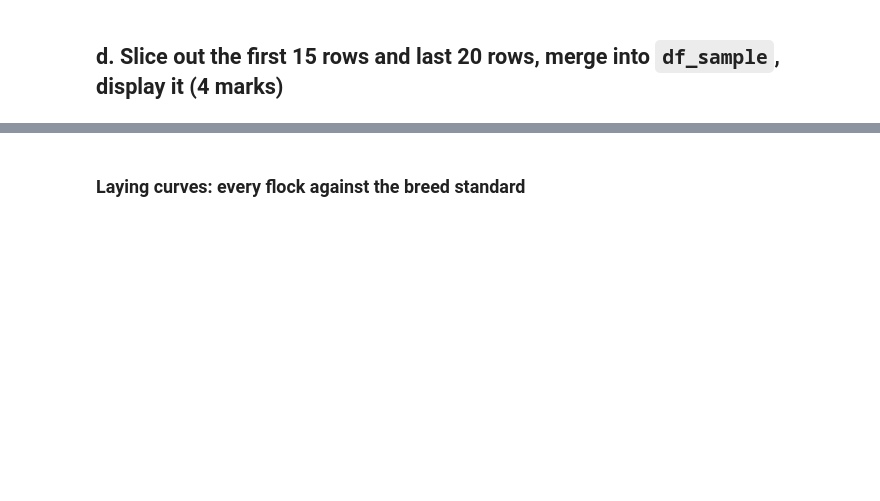
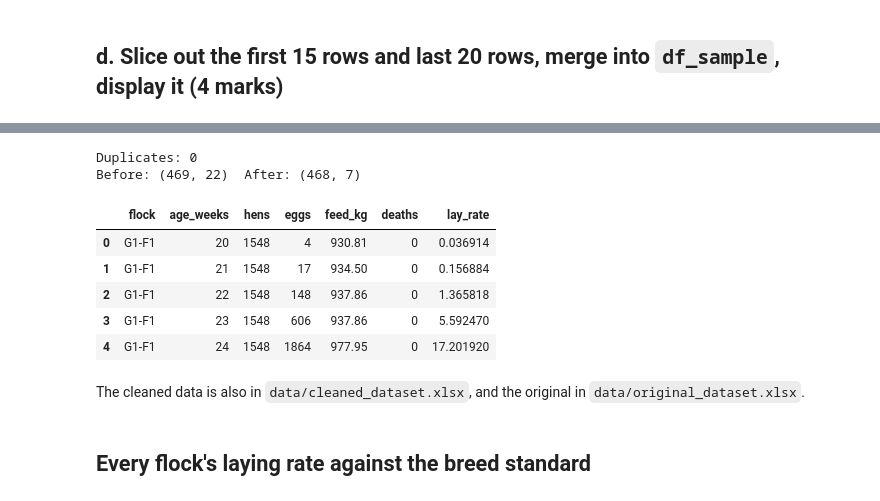
Before and after one commit to alfredmuriu/SemProject_MLEngine, a Jupyter notebook: Lohmann_Exploration.ipynb, the cells around one changed output, grey strips where cells are left out. Saved outputs shown, nothing was run; the diff lists cells and outputs as text; code cells hidden in the pictures; blank space fills up the shorter version.

```diff
--- a/Lohmann_Exploration.ipynb
+++ b/Lohmann_Exploration.ipynb
@@ -195,13 +102,0 @@ df_sample
-# %%
-df = df.dropna(how='all').reset_index(drop=True)
-df['Ideal'] = pd.to_numeric(df['IdealLayingRateDay'], errors='coerce')
-df['flock_id'] = 'G' + df['Generation'].astype(int).astype(str) + '-F' + df['Flock'].astype(int).astype(str)
-
-print("Duplicate rows:", df.duplicated().sum())
-df.groupby('flock_id').agg(
-    year=('Year', 'min'), weeks=('WeekOld', 'size'),
-    first_week=('WeekOld', 'min'), last_week=('WeekOld', 'max'),
-    hens_housed=('HousedHens', 'first'),
-    mean_laying_rate=('LayingRateDay', 'mean'),
-    peak_laying_rate=('LayingRateDay', 'max'),
-).round(1)
@@ -246,5 +133,34 @@ the same way for training and for live use.
+# %%
+before = df.shape
+df = df.dropna(how='all')                                   # 1. the empty row
+print("Duplicates:", df.duplicated().sum())
+
+clean = pd.DataFrame({                                      # 2. what a farmer records
+    'flock': 'G' + df['Generation'].astype(int).astype(str) + '-F' + df['Flock'].astype(int).astype(str),
+    'age_weeks': df['WeekOld'].astype(int),
+    'hens': df['BirdsBalance'].astype(int),
+    'eggs': df['NumberEggsPerWeek'].astype(int),
+    'feed_kg': df['FeedPerWeek'],
+})
+previous_hens = clean.groupby('flock')['hens'].shift(1).fillna(df['HousedHens'])
+clean['deaths'] = (previous_hens - clean['hens']).astype(int)     # 3. deaths
+clean['lay_rate'] = 100 * clean['eggs'] / (7 * clean['hens'])     # 4. laying rate
+
+print("Before:", before, " After:", clean.shape)
+clean.head()
+# %% [output]
+Duplicates: 0
+Before: (469, 22)  After: (468, 7)
+|  | flock | age_weeks | hens | eggs | feed_kg | deaths | lay_rate |
+| 0 | G1-F1 | 20 | 1548 | 4 | 930.81 | 0 | 0.036914 |
+| 1 | G1-F1 | 21 | 1548 | 17 | 934.50 | 0 | 0.156884 |
+| 2 | G1-F1 | 22 | 1548 | 148 | 937.86 | 0 | 1.365818 |
+| 3 | G1-F1 | 23 | 1548 | 606 | 937.86 | 0 | 5.592470 |
+| 4 | G1-F1 | 24 | 1548 | 1864 | 977.95 | 0 | 17.201920 |
+# %% [markdown]
+The cleaned data is also in `data/cleaned_dataset.xlsx`, and the original in `data/original_dataset.xlsx`.
 # %% [markdown]
-### Laying curves: every flock against the breed standard
+## Every flock's laying rate against the breed standard
 # %%
 import matplotlib.pyplot as plt
 
```
Also changed, not shown: parts of 32 cells of this notebook, 2 other files.
